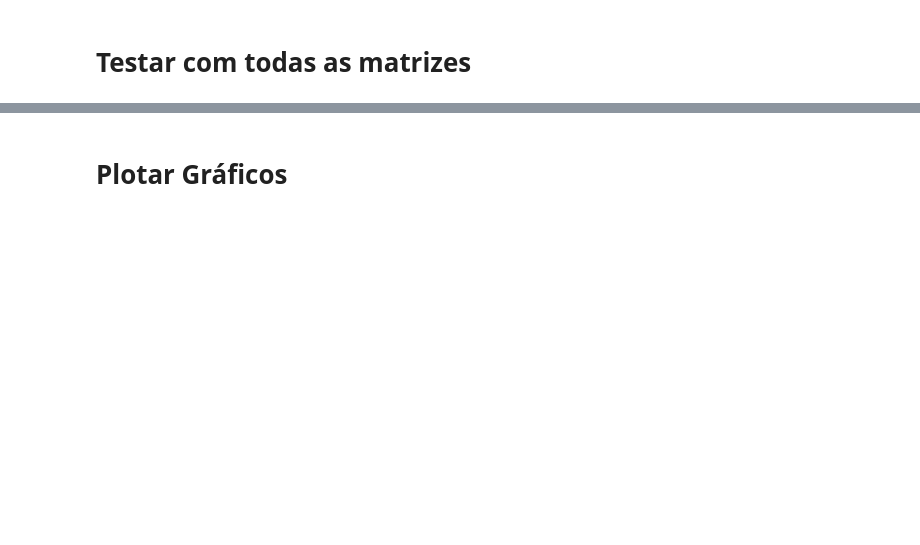
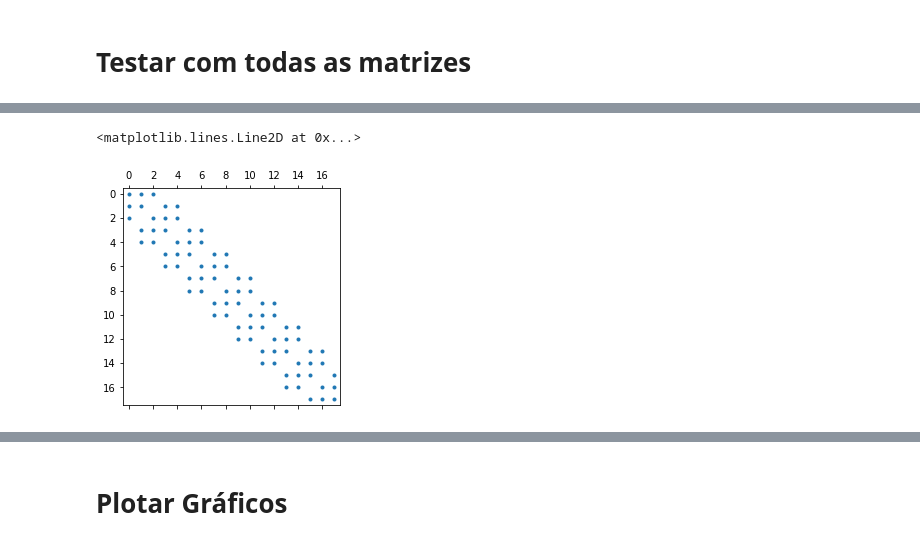
Before and after one commit to yankaled/eigen_approx, a Jupyter notebook: ep3_aplicacoes_algelin.ipynb, the cells around one changed output, grey strips where cells are left out. Drawn from its saved outputs; the diff is of its cells as text; code cells hidden in the pictures; blank space fills up the shorter version.

```diff
--- a/ep3_aplicacoes_algelin.ipynb
+++ b/ep3_aplicacoes_algelin.ipynb
@@ -170,0 +170,5 @@ nos4
+# %%
+plt.spy(LF10, precision='present', marker='o', markersize=3)
+# %% [output]
+<matplotlib.lines.Line2D at 0x...>
+[figure, added]
```
Also changed, not shown: parts of 38 cells of this notebook.
